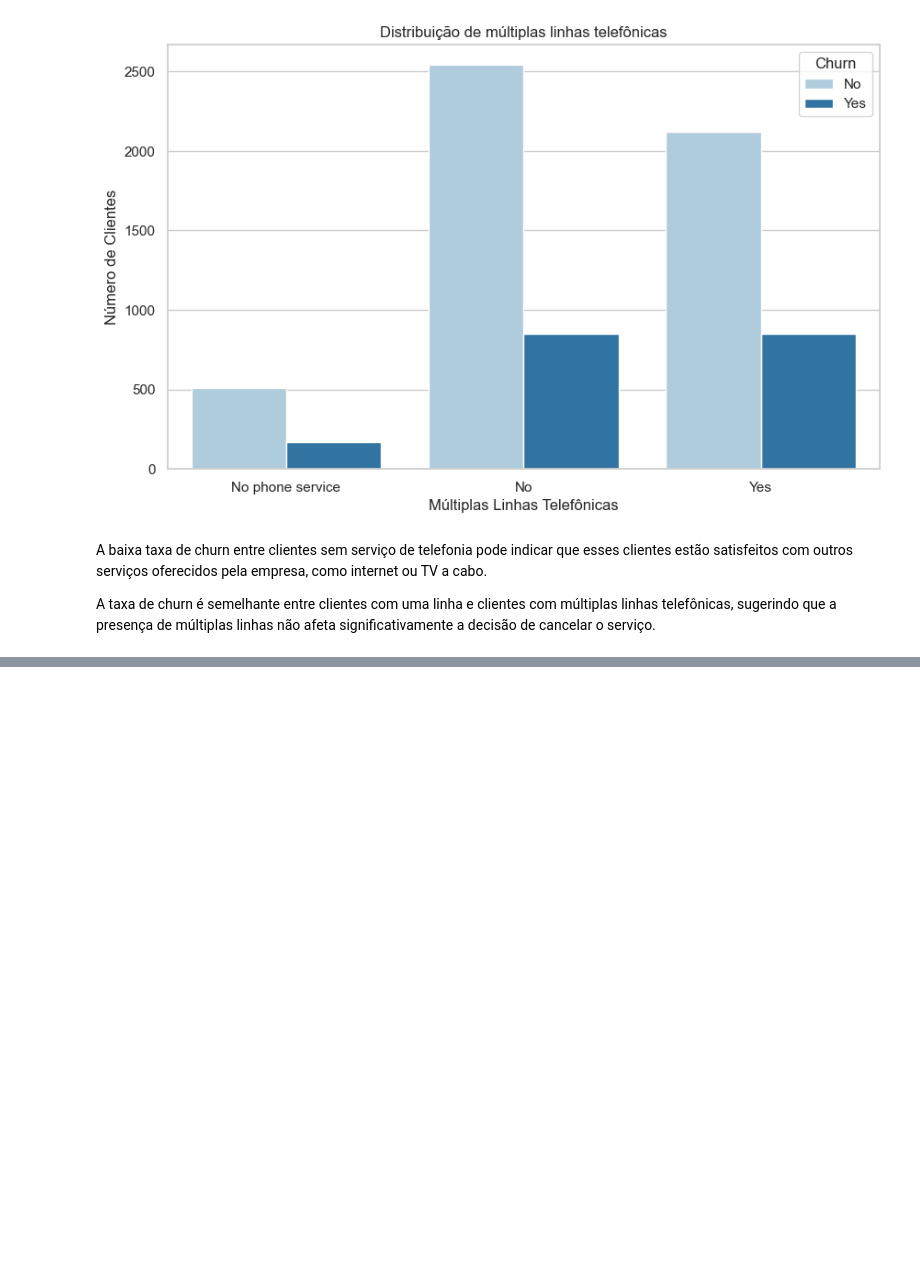
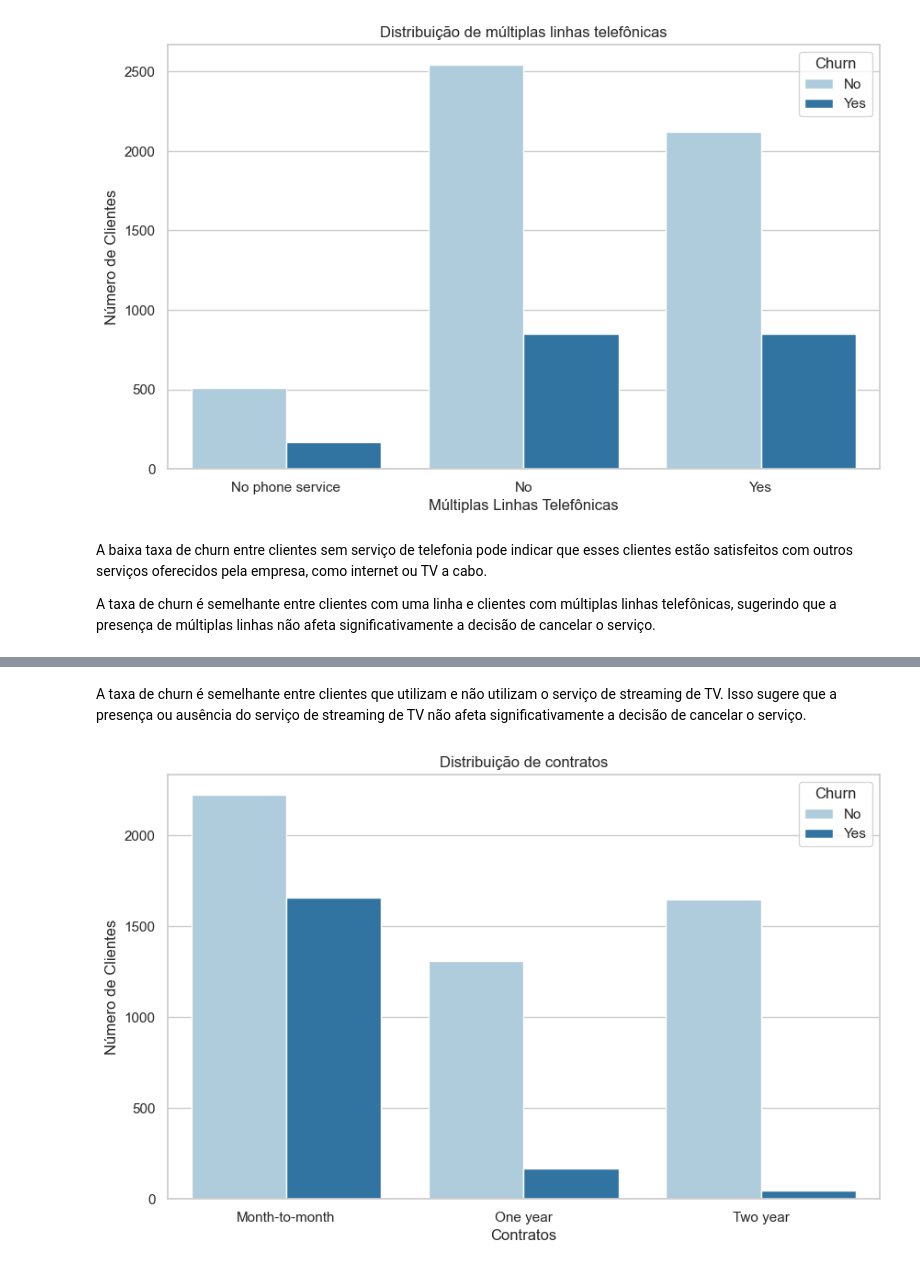
Before and after one commit to ArthurrCr/Churn_Telco, a Jupyter notebook: notebooks/exploratory_data_analysis.ipynb, the cells around one changed output, grey strips where cells are left out. Drawn from its saved outputs; the diff is of its cells as text; code cells hidden in the pictures; blank space fills up the shorter version.

```diff
--- a/notebooks/exploratory_data_analysis.ipynb
+++ b/notebooks/exploratory_data_analysis.ipynb
@@ -219,0 +242,11 @@ A taxa de churn é semelhante entre clientes com uma linha e clientes com múlti
+# %% [markdown]
+A taxa de churn é semelhante entre clientes que utilizam e não utilizam o serviço de streaming de TV. Isso sugere que a presença ou ausência do serviço de streaming de TV não afeta significativamente a decisão de cancelar o serviço.
+# %%
+plt.figure(figsize=(10, 6))
+sns.countplot(x='Contract', data=dataset,palette='Paired', hue='Churn')
+plt.title('Distribuição de contratos')
+plt.xlabel('Contratos')
+plt.ylabel('Número de Clientes')
+plt.show()
+# %% [output]
+[figure, added]
```
Also changed, not shown: parts of 6 cells of this notebook.
